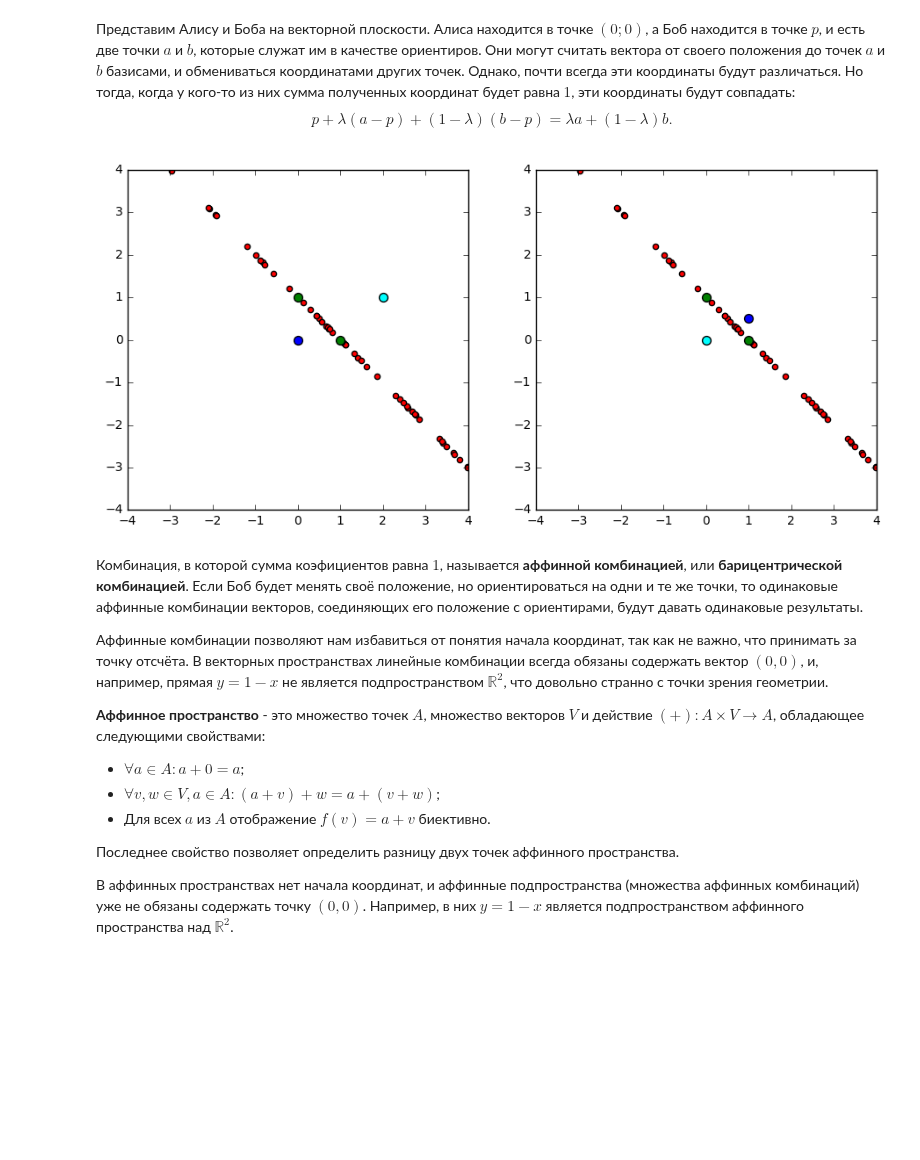
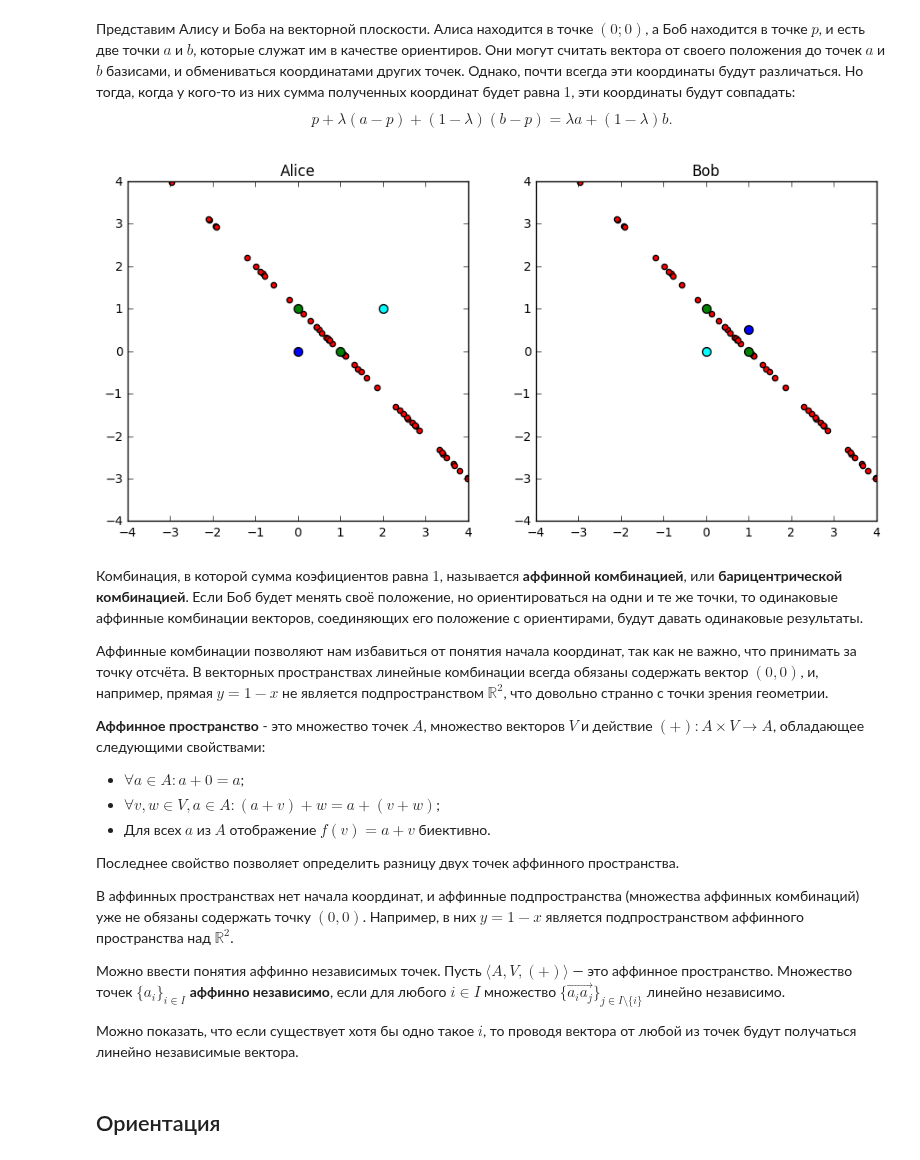
Before and after one commit to CT-18/cg, a Jupyter notebook: foundation.ipynb, the cells around one changed output. Saved outputs shown, nothing was run; the diff lists cells and outputs as text; code cells hidden in the pictures; blank space fills up the shorter version.

```diff
--- a/foundation.ipynb
+++ b/foundation.ipynb
@@ -78,40 +78,45 @@ $$p + \lambda(a - p) + (1 - \lambda)(b - p) = \lambda a + (1 - \lambda) b\text{.
 # %%
 # На самом деле, при двух ориентирах такие комбинации будут давать точки на прямой, соединяющей ориентиры.
 
 np.random.seed(239)
 
 # Количество точек
 point_n = 50
 
 # Ориентиры
 alice_landmarks = np.array([[1, 0], [0, 1]]).T
-
 # Положения Алисы и Боба
 alice_centers = np.array([[0, 0], [2, 1]]).T
+# Точки в плоскости Алисы
 alice_x = np.random.uniform(-3, 4, point_n)
 alice_y = 1 - alice_x
 alice_points = np.array([alice_x, alice_y])
 
 # То же, только относительно Боба
-bob_points = convert(alice_points, alice_centers[:,1:], alice_landmarks - alice_centers.T[1])
-bob_centers = convert(alice_centers, alice_centers[:,1:], alice_landmarks - alice_centers.T[1])
-bob_landmarks = convert(alice_landmarks, alice_centers[:,1:], alice_landmarks - alice_centers.T[1])
+alice_to_bob = lambda points: convert(points,
+                                      alice_centers[:,1:],
+                                      alice_landmarks - alice_centers.T[1])
+bob_points = alice_to_bob(alice_points)
+bob_centers = alice_to_bob(alice_centers)
+bob_landmarks = alice_to_bob(alice_landmarks)
 
 # Нарисуем плоскости Алисы и Боба
 f, axes = plt.subplots(1, 2, figsize=(11, 5))
 max_coord = 4
-for axis, points, centers, landmarks in zip(axes,
-                                            [alice_points, bob_points],
-                                            [alice_centers, bob_centers],
-                                            [alice_landmarks, bob_landmarks]):
+for title, axis, points, centers, landmarks in zip(["Alice", "Bob"],
+                                                   axes,
+                                                   [alice_points, bob_points],
+                                                   [alice_centers, bob_centers],
+                                                   [alice_landmarks, bob_landmarks]):
     axis.scatter(points[0,], points[1,], c='r')
     axis.scatter(centers[0,:1], centers[1,:1], c='b', s=50)
     axis.scatter(centers[0,1:], centers[1,1:], c='cyan', s=50)
     axis.scatter(landmarks[0,], landmarks[1,], c='g', s=50)
     axis.axis([-max_coord, max_coord, -max_coord, max_coord])
+    axis.set_title(title)
 plt.show()
 # %% [output]
-[figure, old version]
+[figure, new version]
 # %% [markdown]
 Комбинация, в которой сумма коэфициентов равна $1$, называется **аффинной комбинацией**, или **барицентрической комбинацией**. Если Боб будет менять своё положение, но ориентироваться на одни и те же точки, то одинаковые аффинные комбинации векторов, соединяющих его положение с ориентирами, будут давать одинаковые результаты.
 
@@ -125,3 +130,9 @@ plt.show()
 Последнее свойство позволяет определить разницу двух точек аффинного пространства.
 
 В аффинных пространствах нет начала координат, и аффинные подпространства (множества аффинных комбинаций) уже не обязаны содержать точку $(0,0)$. Например, в них $y=1-x$ является подпространством аффинного пространства над $\mathbb R^2$.
+
+Можно ввести понятия аффинно независимых точек. Пусть $\langle A, V, (+)\rangle$ — это аффинное пространство. Множество точек $\{a_i\}_{i \in I}$ **аффинно независимо**, если для любого $i \in I$ множество $\{\overrightarrow{a_i a_j}\}_{j \in I \setminus \{i\}}$ линейно независимо.
+
+Можно показать, что если существует хотя бы одно такое $i$, то проводя вектора от любой из точек будут получаться линейно независимые вектора.
+# %% [markdown]
+## Ориентация
```
Also changed, not shown: parts of 9 cells of this notebook.
